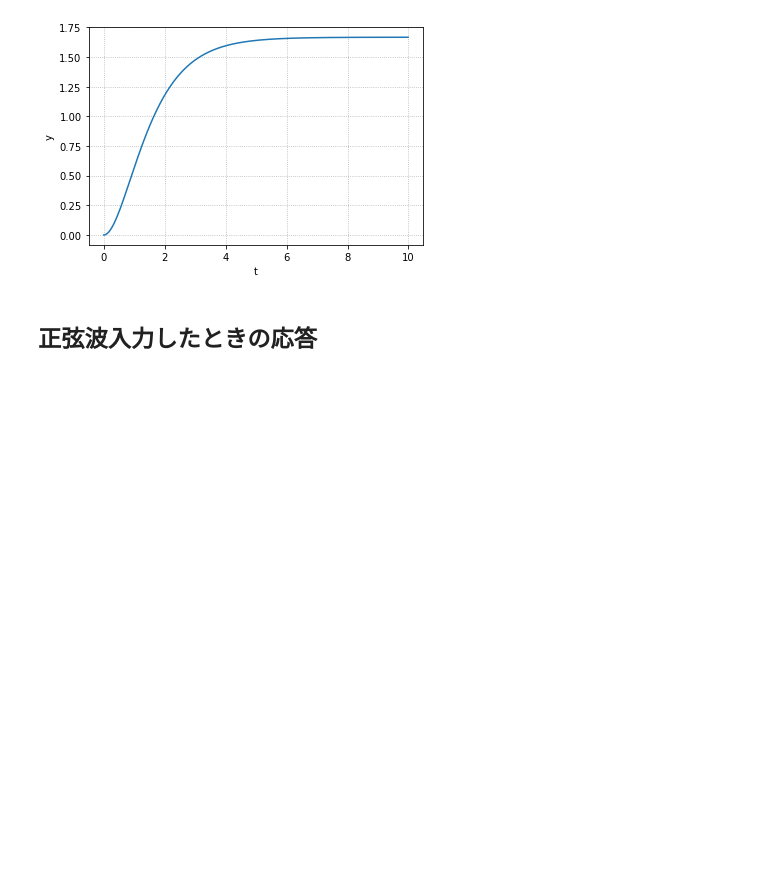
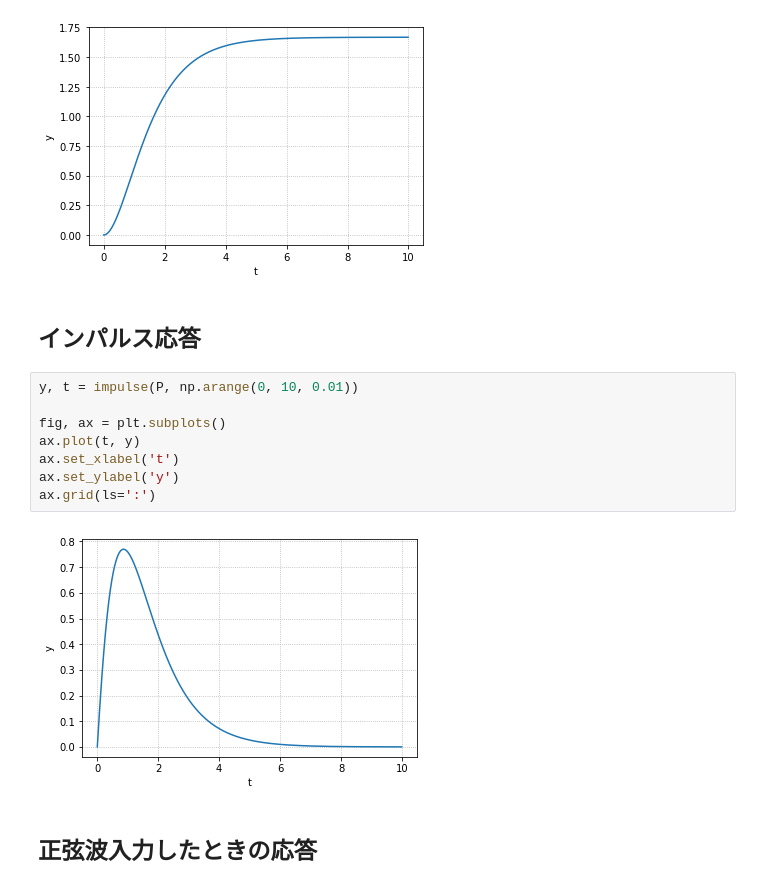
Before and after one commit to AkihiroNomura/Control-Engineering, a Jupyter notebook: notebooks/control_system_characteristics.ipynb, the cells around one changed output. Saved outputs shown, nothing was run; the diff lists cells and outputs as text; blank space fills up the shorter version.

```diff
--- a/notebooks/control_system_characteristics.ipynb
+++ b/notebooks/control_system_characteristics.ipynb
@@ -41,6 +45,18 @@ ax.set_ylabel('y')
 ax.grid(ls=':')
 # %% [output]
 [figure]
+# %% [markdown]
+## インパルス応答
+# %%
+y, t = impulse(P, np.arange(0, 10, 0.01))
+
+fig, ax = plt.subplots()
+ax.plot(t, y)
+ax.set_xlabel('t')
+ax.set_ylabel('y')
+ax.grid(ls=':')
+# %% [output]
+[figure, added]
 # %% [markdown]
 ## 正弦波入力したときの応答
 # %%
```
Also changed, not shown: parts of 4 cells of this notebook.
